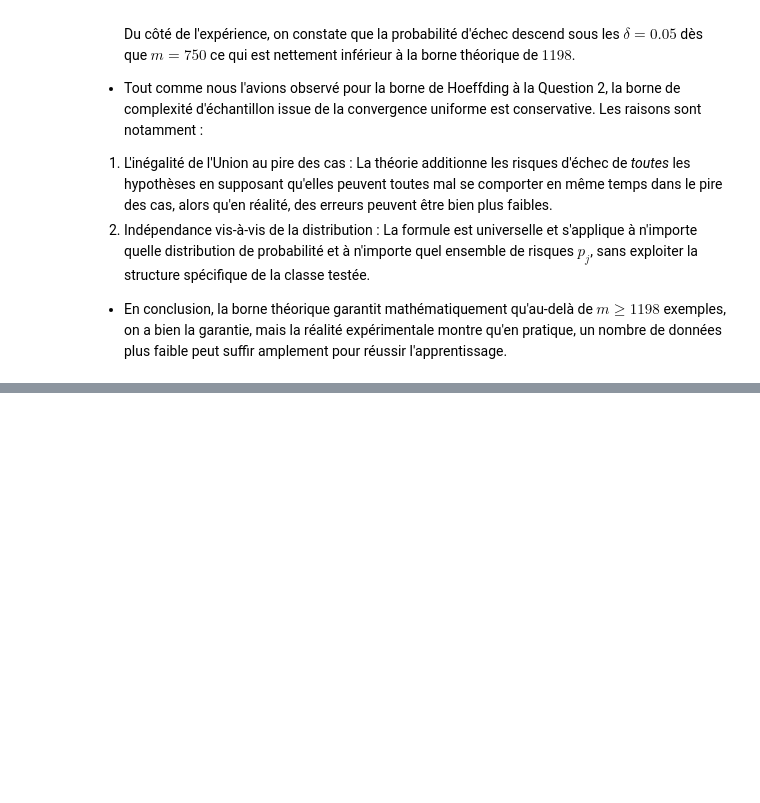
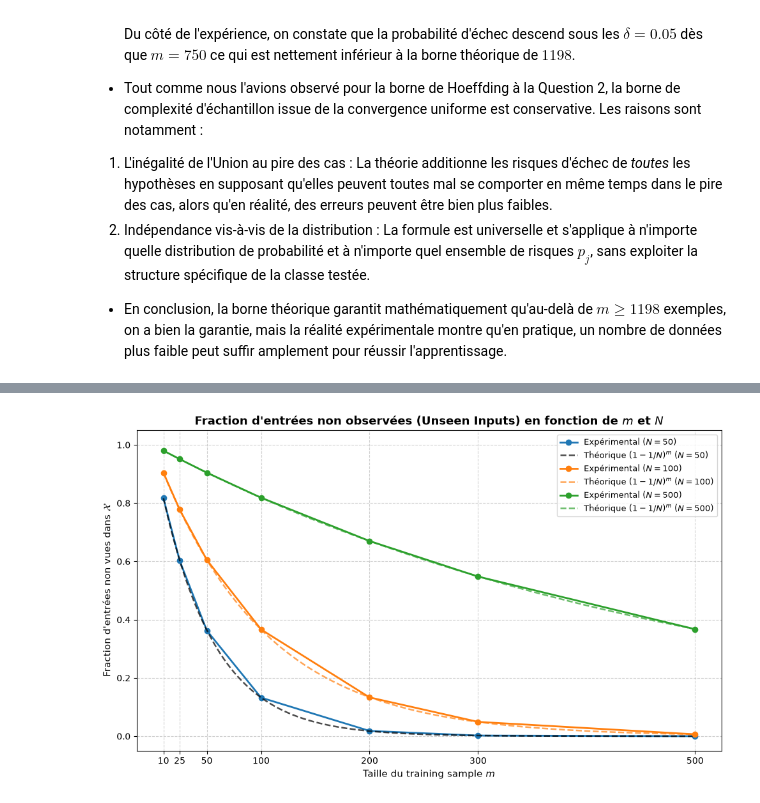
Before and after one commit to Pimbolie/homework2_Tieu_Han_TRAN, a Jupyter notebook: homework2_Tieu_Han_TRAN.ipynb, the cells around one changed output, grey strips where cells are left out. Saved outputs shown, nothing was run; the diff lists cells and outputs as text; code cells hidden in the pictures; blank space fills up the shorter version.

```diff
--- a/homework2_Tieu_Han_TRAN.ipynb
+++ b/homework2_Tieu_Han_TRAN.ipynb
@@ -762,0 +883,48 @@ Du côté de l'expérience, on constate que la probabilité d'échec descend sou
+# %%
+# Visualisation : Évolution de la fraction d'entrées non vues (unseen) en fonction de m
+plt.figure(figsize=(10, 6))
+
+couleurs = ['tab:blue', 'tab:orange', 'tab:green']
+
+for idx, N in enumerate(N_tab):
+  c = couleurs[idx]
+  # Courbe expérimentale (points reliés par trait plein)
+  plt.plot(
+      m_tab_nfl,
+      resultats_q6_exp[N],
+      marker='o',
+      linestyle='-',
+      color=c,
+      linewidth=2,
+      markersize=6,
+      label=rf'Expérimental ($N = {N}$)',
+  )
+  # Courbe théorique lisse pour bien voir la superposition
+  m_grille = np.linspace(min(m_tab_nfl), max(m_tab_nfl), 300)
+  courbe_theo = (1.0 - 1.0 / N) ** m_grille
+  plt.plot(
+      m_grille,
+      courbe_theo,
+      linestyle='--',
+      color='black' if idx == 0 else c,
+      alpha=0.7,
+      linewidth=1.8,
+      label=rf'Théorique $(1 - 1/N)^m$ ($N = {N}$)',
+  )
+
+plt.title(
+    "Fraction d'entrées non observées (Unseen Inputs) en fonction de $m$ et"
+    ' $N$',
+    fontsize=13,
+    fontweight='bold',
+)
+plt.xlabel(r'Taille du training sample $m$', fontsize=11)
+plt.ylabel(r"Fraction d'entrées non vues dans $\mathcal{X}$", fontsize=11)
+plt.xticks(m_tab_nfl)
+plt.ylim(-0.05, 1.05)
+plt.grid(True, linestyle='--', alpha=0.6)
+plt.legend(fontsize=9.5, loc='upper right')
+plt.tight_layout()
+plt.show()
+# %% [output]
+[figure, added]
```
Also changed, not shown: parts of 19 cells of this notebook.
